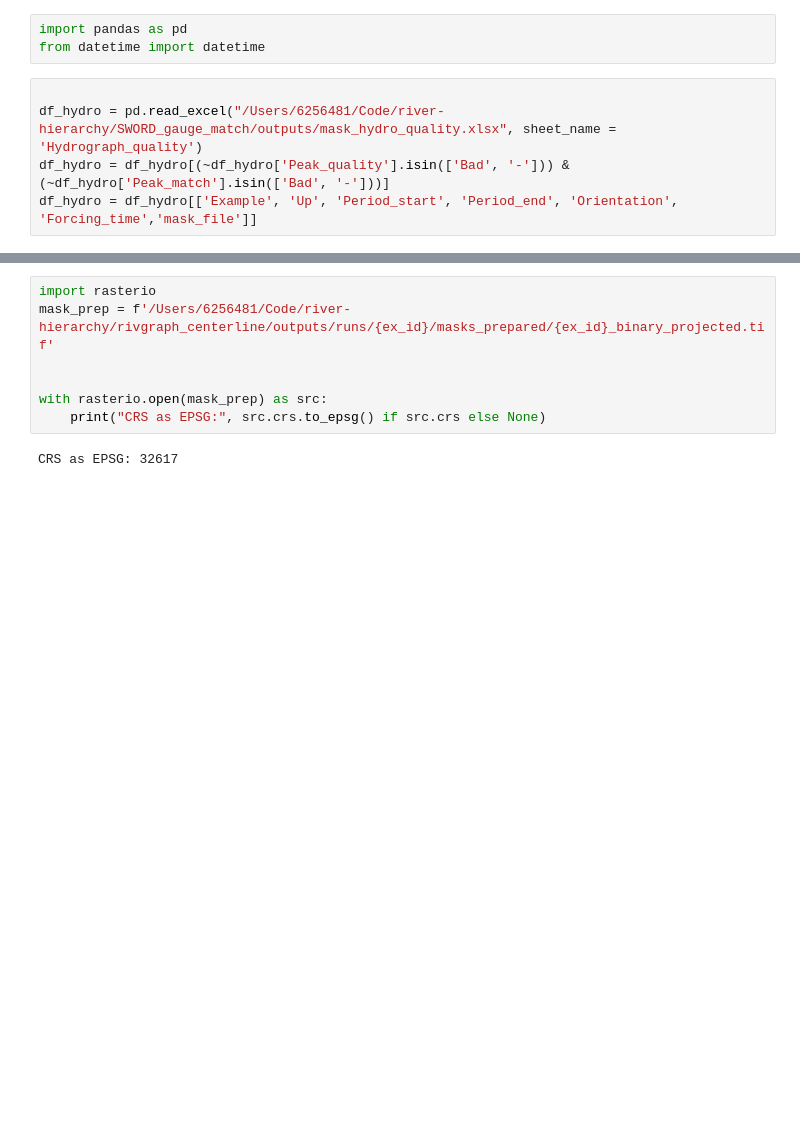
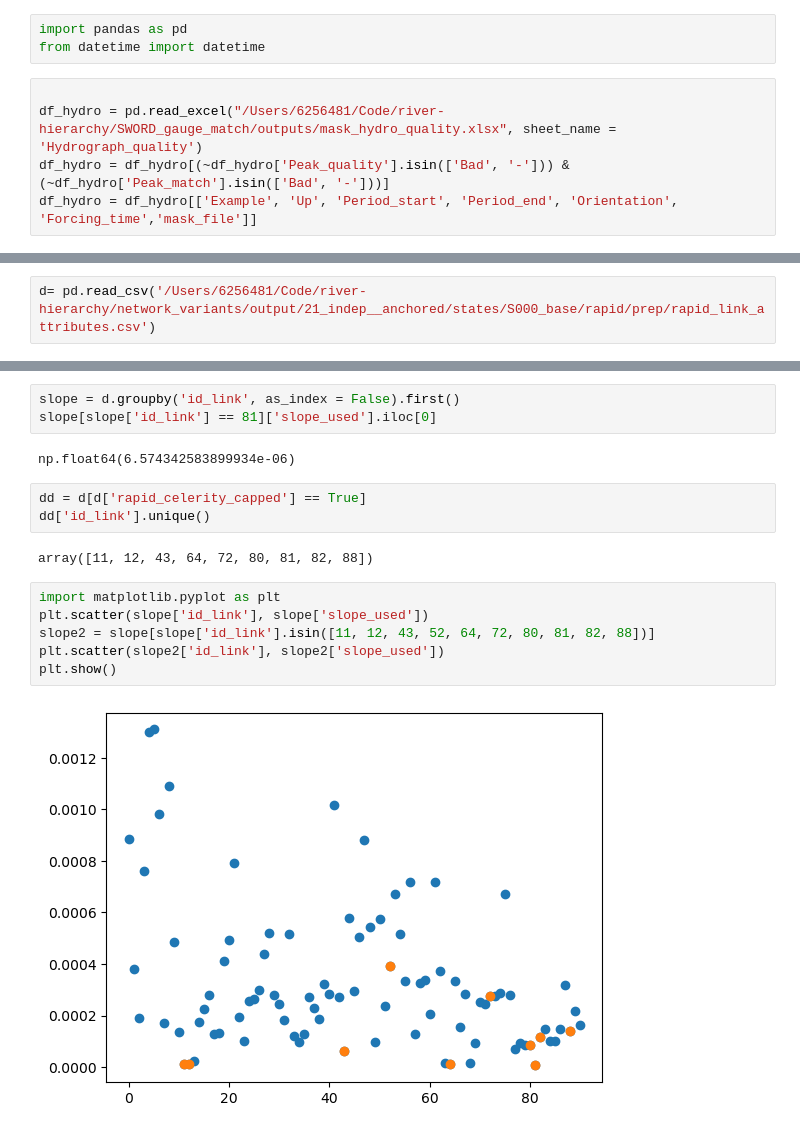
Before and after one commit to niekcde/river_hierarchy, a Jupyter notebook: cli_commands.ipynb, the cells around one changed output, grey strips where cells are left out. Drawn from its saved outputs; the diff is of its cells as text; blank space fills up the shorter version.

```diff
--- a/cli_commands.ipynb
+++ b/cli_commands.ipynb
@@ -214,0 +302,2 @@ Apply mask edits
+# %%
+d= pd.read_csv('/Users/6256481/Code/river-hierarchy/network_variants/output/21_indep__anchored/states/S000_base/rapid/prep/rapid_link_attributes.csv')
@@ -215,9 +324,18 @@ Apply mask edits
 # %%
-import rasterio
-mask_prep = f'/Users/6256481/Code/river-hierarchy/rivgraph_centerline/outputs/runs/{ex_id}/masks_prepared/{ex_id}_binary_projected.tif'
-
-
-with rasterio.open(mask_prep) as src:
-    print("CRS as EPSG:", src.crs.to_epsg() if src.crs else None)
+slope = d.groupby('id_link', as_index = False).first()
+slope[slope['id_link'] == 81]['slope_used'].iloc[0]
 # %% [output]
-CRS as EPSG: 32617
+np.float64(6.574342583899934e-06)
+# %%
+dd = d[d['rapid_celerity_capped'] == True]
+dd['id_link'].unique()
+# %% [output]
+array([11, 12, 43, 64, 72, 80, 81, 82, 88])
+# %%
+import matplotlib.pyplot as plt
+plt.scatter(slope['id_link'], slope['slope_used'])
+slope2 = slope[slope['id_link'].isin([11, 12, 43, 52, 64, 72, 80, 81, 82, 88])]
+plt.scatter(slope2['id_link'], slope2['slope_used'])
+plt.show()
+# %% [output]
+[figure, added]
```
Also changed, not shown: parts of 18 cells of this notebook, 26 other files.
